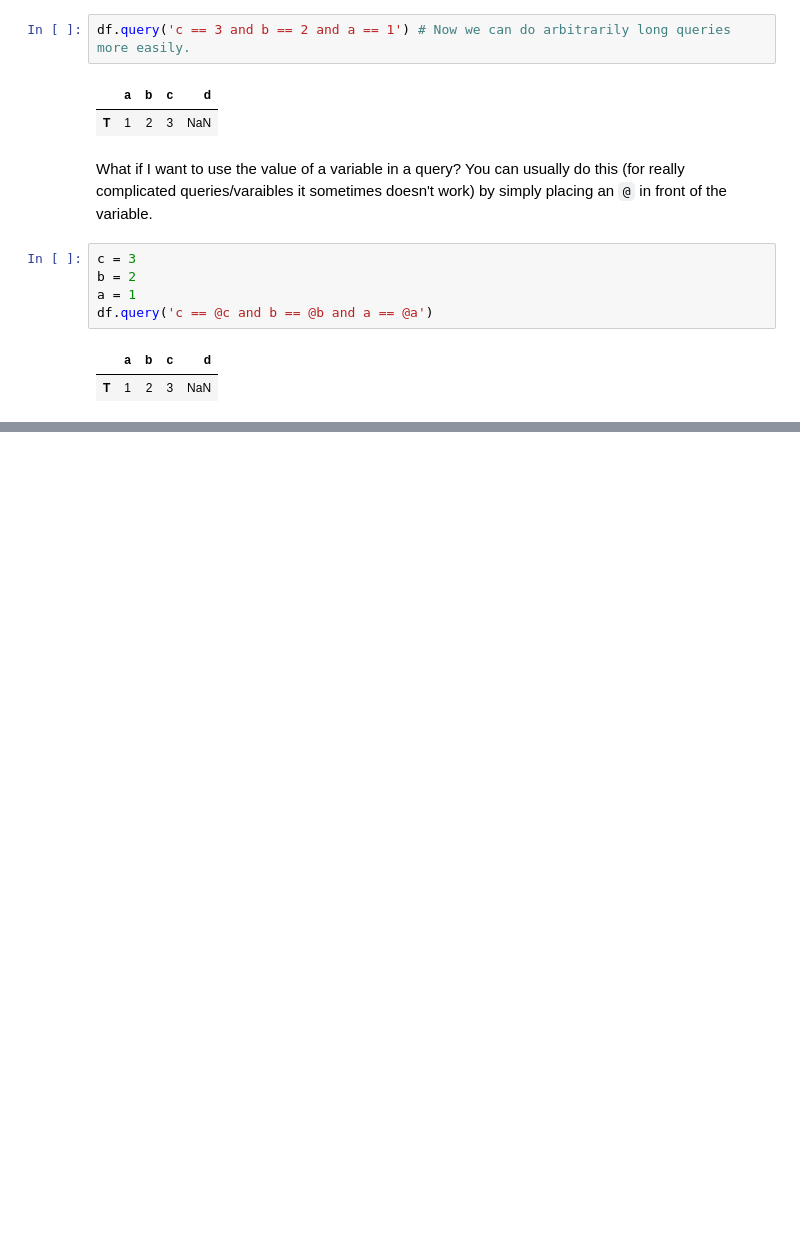
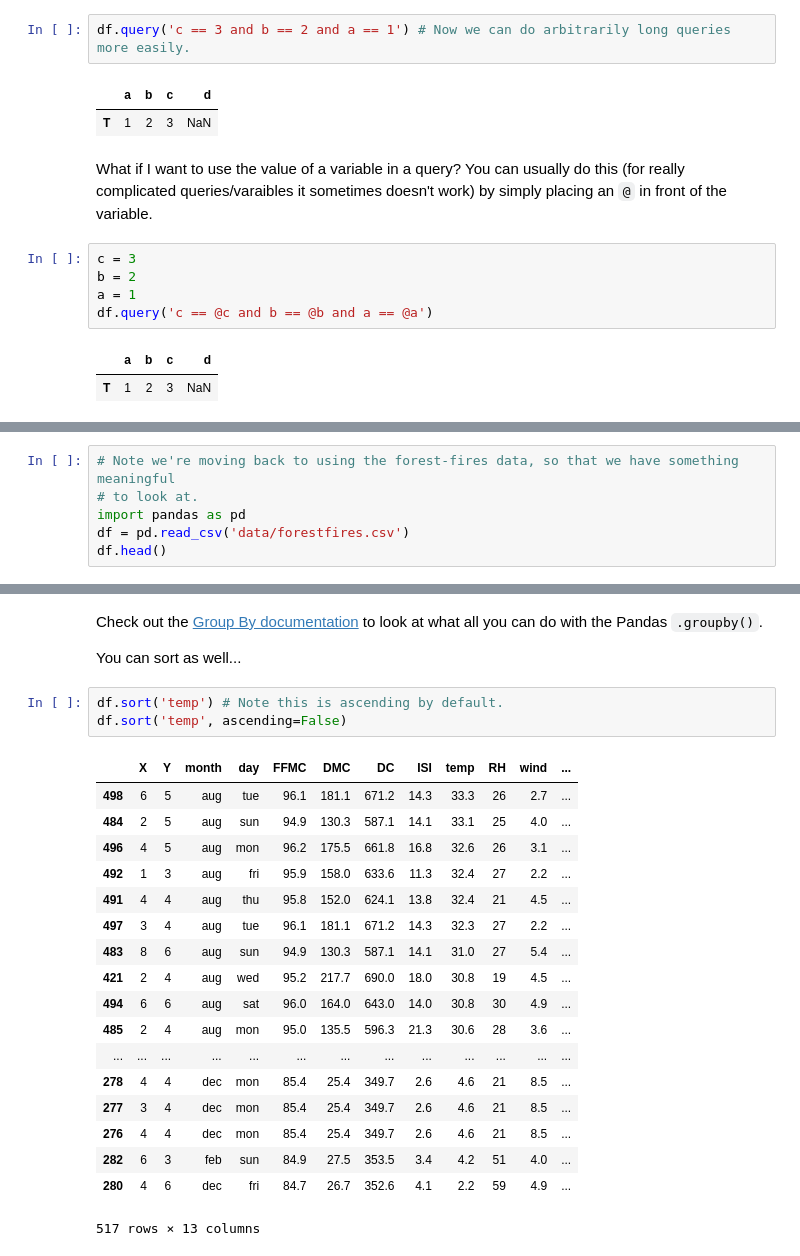
Before and after one commit to GalvanizeOpenSource/python-resources, a Jupyter notebook: pd_sklearn_ds.ipynb, the cells around one changed output, grey strips where cells are left out. Cells and saved outputs as stored; diff of their text form; blank space fills up the shorter version.

Commit message:
Add groupby, sort, apply, add/drop column info

```diff
--- a/pd_sklearn_ds.ipynb
+++ b/pd_sklearn_ds.ipynb
@@ -252,0 +270,6 @@ df.query('c == @c and b == @b and a == @a')
+# %%
+# Note we're moving back to using the forest-fires data, so that we have something meaningful
+# to look at.
+import pandas as pd
+df = pd.read_csv('data/forestfires.csv')
+df.head()
@@ -252,0 +312,26 @@ df.query('c == @c and b == @b and a == @a')
+# %% [markdown]
+Check out the [Group By documentation](http://pandas.pydata.org/pandas-docs/stable/groupby.html) to look at what all you can do with the Pandas `.groupby()`.
+
+You can sort as well...
+# %%
+df.sort('temp') # Note this is ascending by default.
+df.sort('temp', ascending=False)
+# %% [output]
+|  | X | Y | month | day | FFMC | DMC | DC | ISI | temp | RH | wind | ... |
+| 498 | 6 | 5 | aug | tue | 96.1 | 181.1 | 671.2 | 14.3 | 33.3 | 26 | 2.7 | ... |
+| 484 | 2 | 5 | aug | sun | 94.9 | 130.3 | 587.1 | 14.1 | 33.1 | 25 | 4.0 | ... |
+| 496 | 4 | 5 | aug | mon | 96.2 | 175.5 | 661.8 | 16.8 | 32.6 | 26 | 3.1 | ... |
+| 492 | 1 | 3 | aug | fri | 95.9 | 158.0 | 633.6 | 11.3 | 32.4 | 27 | 2.2 | ... |
+| 491 | 4 | 4 | aug | thu | 95.8 | 152.0 | 624.1 | 13.8 | 32.4 | 21 | 4.5 | ... |
+| 497 | 3 | 4 | aug | tue | 96.1 | 181.1 | 671.2 | 14.3 | 32.3 | 27 | 2.2 | ... |
+| 483 | 8 | 6 | aug | sun | 94.9 | 130.3 | 587.1 | 14.1 | 31.0 | 27 | 5.4 | ... |
+| 421 | 2 | 4 | aug | wed | 95.2 | 217.7 | 690.0 | 18.0 | 30.8 | 19 | 4.5 | ... |
+| 494 | 6 | 6 | aug | sat | 96.0 | 164.0 | 643.0 | 14.0 | 30.8 | 30 | 4.9 | ... |
+| 485 | 2 | 4 | aug | mon | 95.0 | 135.5 | 596.3 | 21.3 | 30.6 | 28 | 3.6 | ... |
+| ... | ... | ... | ... | ... | ... | ... | ... | ... | ... | ... | ... | ... |
+| 278 | 4 | 4 | dec | mon | 85.4 | 25.4 | 349.7 | 2.6 | 4.6 | 21 | 8.5 | ... |
+| 277 | 3 | 4 | dec | mon | 85.4 | 25.4 | 349.7 | 2.6 | 4.6 | 21 | 8.5 | ... |
+| 276 | 4 | 4 | dec | mon | 85.4 | 25.4 | 349.7 | 2.6 | 4.6 | 21 | 8.5 | ... |
+| 282 | 6 | 3 | feb | sun | 84.9 | 27.5 | 353.5 | 3.4 | 4.2 | 51 | 4.0 | ... |
+| 280 | 4 | 6 | dec | fri | 84.7 | 26.7 | 352.6 | 4.1 | 2.2 | 59 | 4.9 | ... |
+517 rows × 13 columns
```
Also changed, not shown: parts of 21 cells of this notebook.
